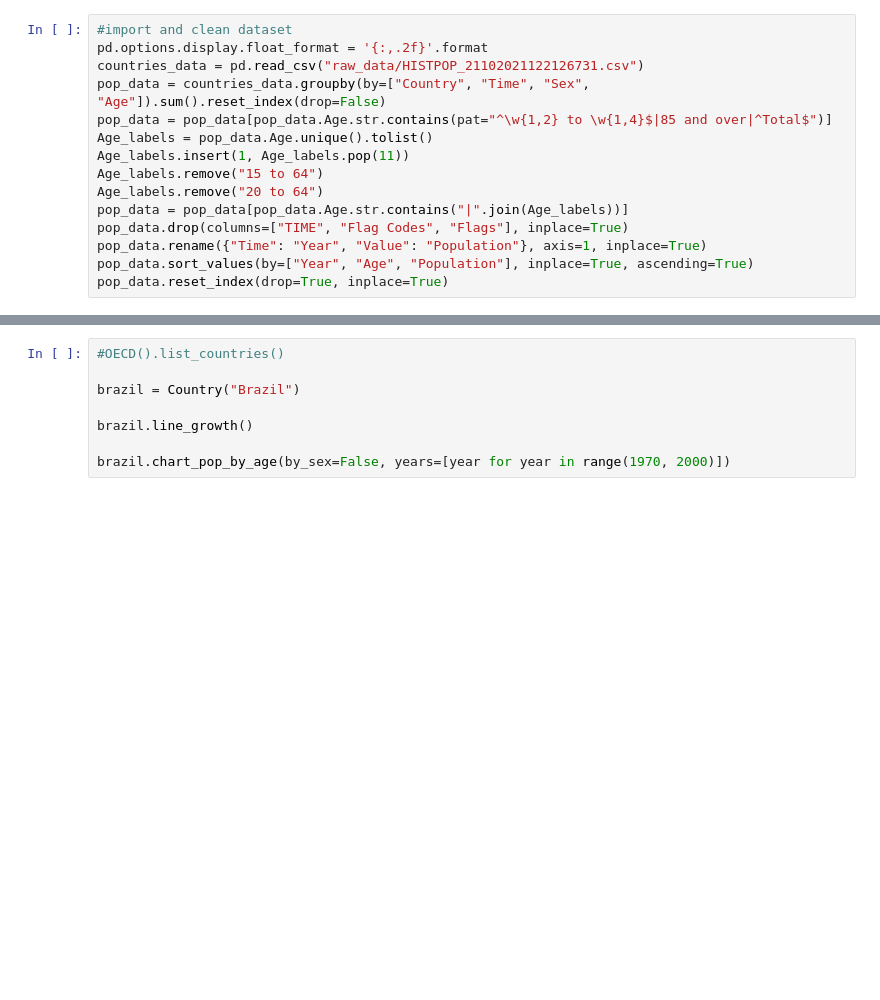
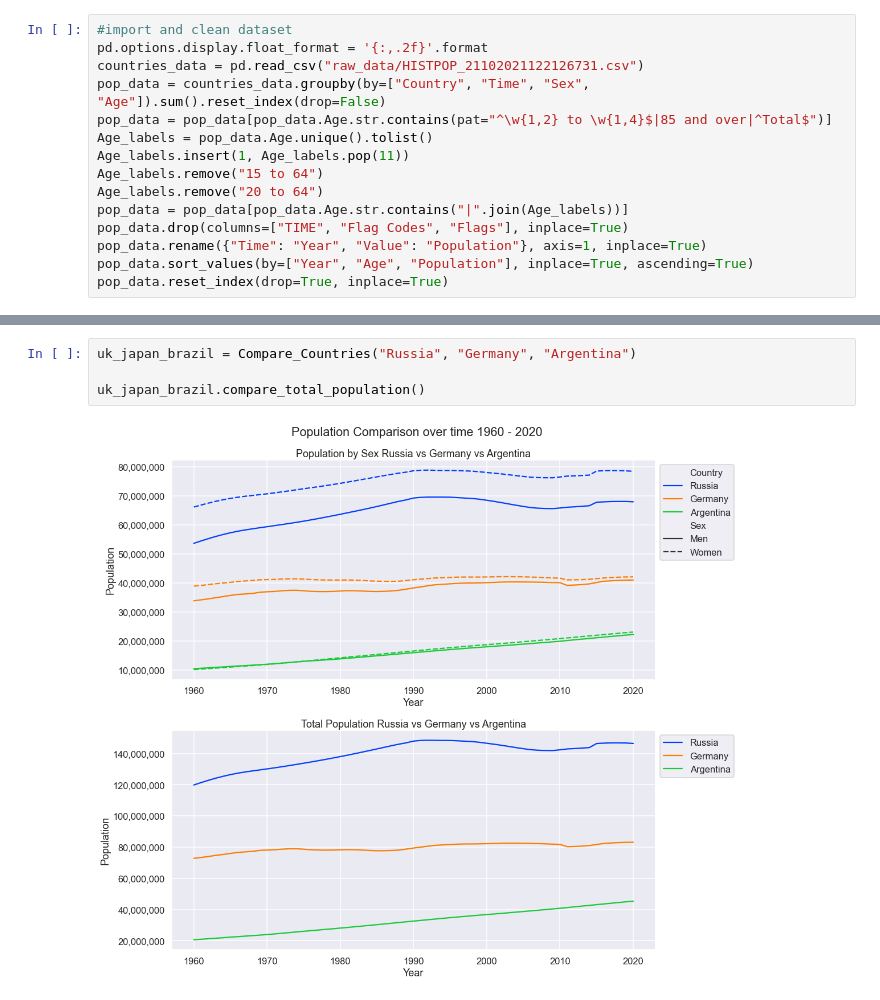
Before and after one commit to cmstorrsfox/portfolio_project, a Jupyter notebook: python_and_r/oop_project/countries_oop.ipynb, the cells around one changed output, grey strips where cells are left out. Drawn from its saved outputs; the diff is of its cells as text; blank space fills up the shorter version.

Commit message:
added class to compare countries

```diff
--- a/python_and_r/oop_project/countries_oop.ipynb
+++ b/python_and_r/oop_project/countries_oop.ipynb
@@ -222,8 +263,6 @@ class Country():
-# %%
-#OECD().list_countries()
-
-brazil = Country("Brazil")
-
-brazil.line_growth()
-
-brazil.chart_pop_by_age(by_sex=False, years=[year for year in range(1970, 2000)])
+# %%
+uk_japan_brazil = Compare_Countries("Russia", "Germany", "Argentina")
+
+uk_japan_brazil.compare_total_population()
+# %% [output]
+[figure, added]
```
Also changed, not shown: parts of 1 cell of this notebook.
